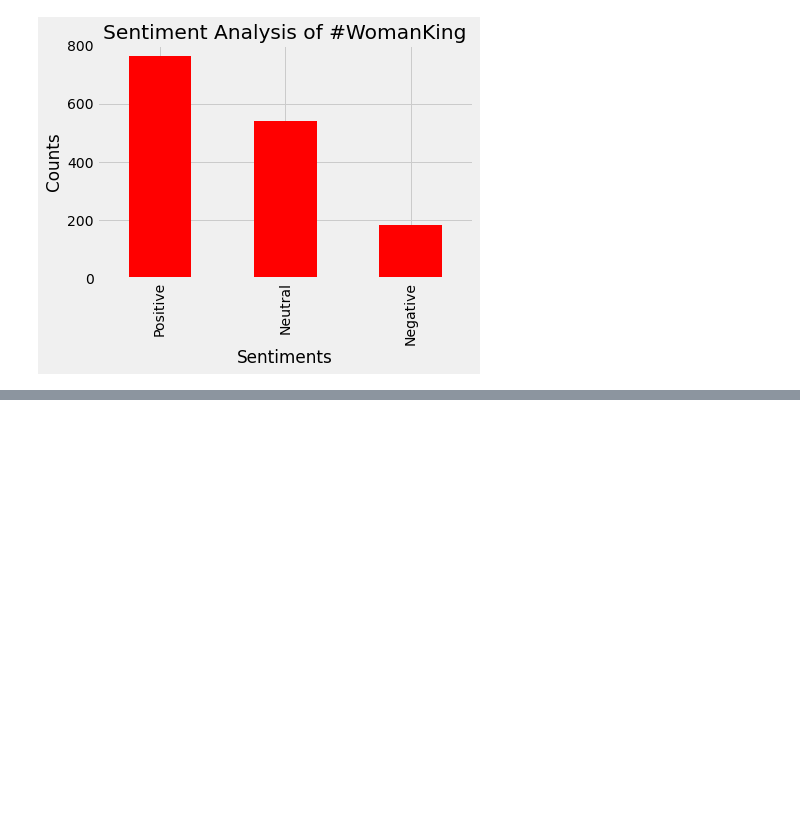
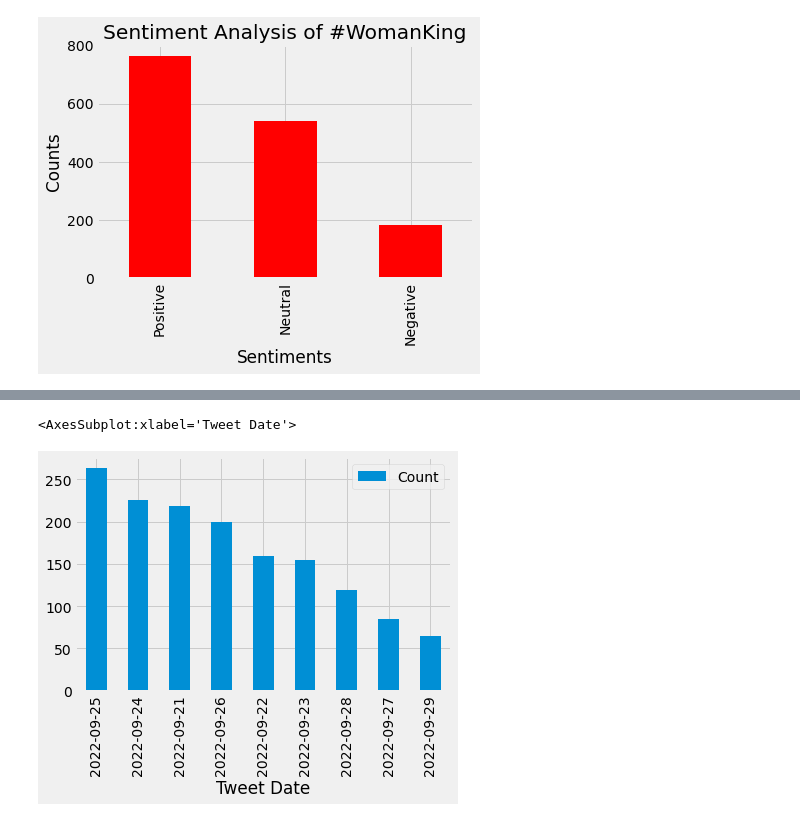
Before and after one commit to Jennie-Techie/twitter-scraping-with-Tweepy--womankingmovie, a Jupyter notebook: Twitter Sentiment Analysis of #WomanKing.ipynb, the cells around one changed output, grey strips where cells are left out. Saved outputs shown, nothing was run; the diff lists cells and outputs as text; code cells hidden in the pictures; blank space fills up the shorter version.

```diff
--- a/Twitter Sentiment Analysis of #WomanKing.ipynb
+++ b/Twitter Sentiment Analysis of #WomanKing.ipynb
@@ -215,0 +218,3 @@ plt.show()
+# %%
+#read in the newly created dataset
+df_new=pd.read_csv('WomanKingTweets.csv')
@@ -215,0 +248,5 @@ plt.show()
+# %%
+#convert the Time of tweet to datetime
+# Changing the date from object to datetime
+df_new['Time of Tweet']= pd.to_datetime(df2['Time of Tweet'])
+df_new['Account Created']= pd.to_datetime(df2['Account Created'])
@@ -215,0 +269,2 @@ plt.show()
+# %%
+df_new['Tweet Date'] = df_new['Time of Tweet'].dt.date
@@ -215,0 +282,3 @@ plt.show()
+# %%
+time_series=df_new['Tweet Date'].value_counts().reset_index()
+time_series.columns = ['Tweet Date', 'Count']
@@ -215,0 +298,5 @@ plt.show()
+# %%
+time_series.plot(kind='bar',x='Tweet Date', y='Count')
+# %% [output]
+<AxesSubplot:xlabel='Tweet Date'>
+[figure, added]
```
Also changed, not shown: parts of 14 cells of this notebook.
